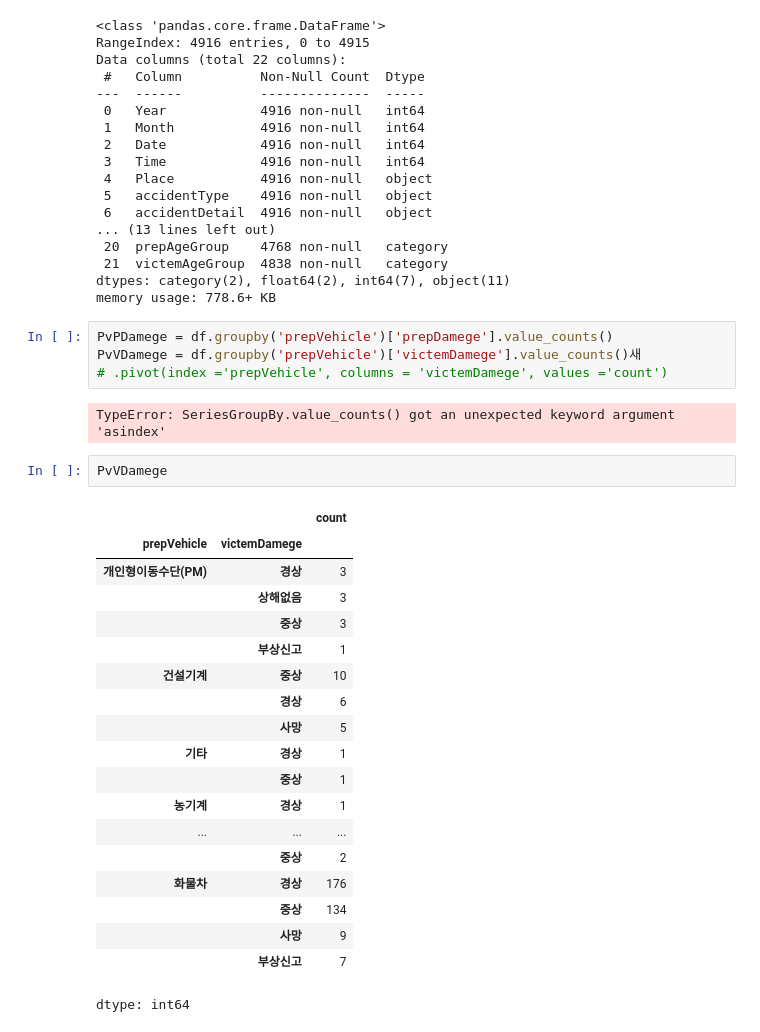
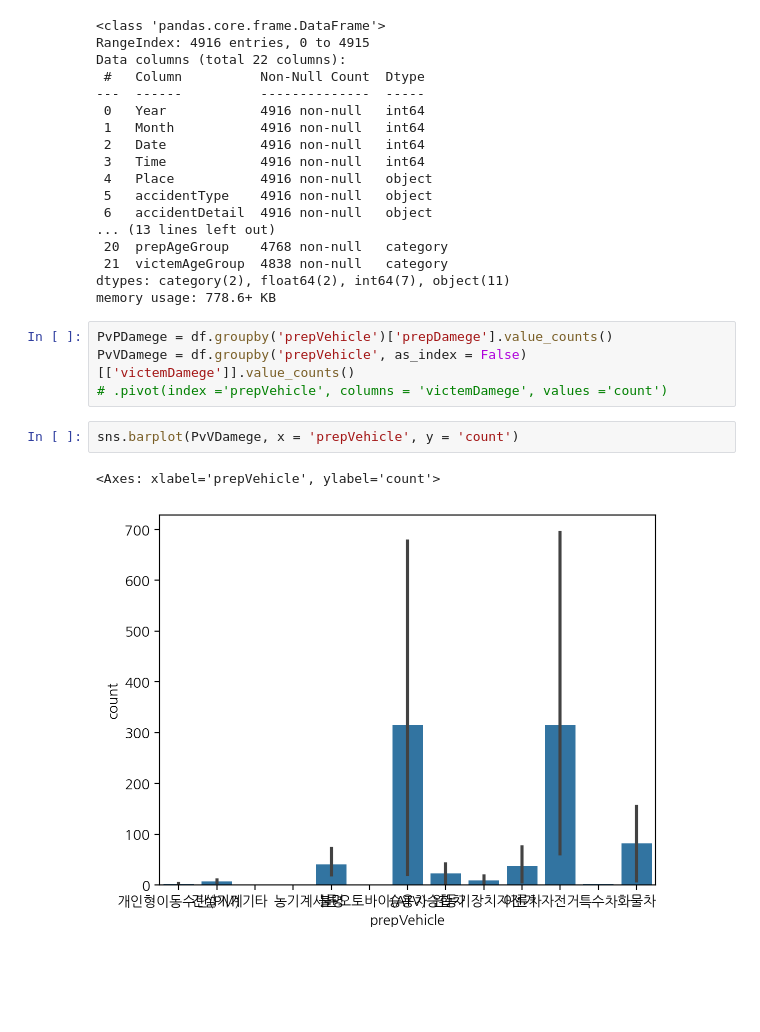
Before and after one commit to yeojeong735/25-BDA-TeamDP, a Jupyter notebook: 25_BDA_BikeCrash_TeamDP.ipynb, the cells around one changed output. Drawn from its saved outputs; the diff is of its cells as text; blank space fills up the shorter version.

```diff
--- a/25_BDA_BikeCrash_TeamDP.ipynb
+++ b/25_BDA_BikeCrash_TeamDP.ipynb
@@ -601,29 +601,10 @@ dtypes: category(2), float64(2), int64(7), object(11)
 memory usage: 778.6+ KB
 # %%
 PvPDamege = df.groupby('prepVehicle')['prepDamege'].value_counts()
-PvVDamege = df.groupby('prepVehicle')['victemDamege'].value_counts()새
+PvVDamege = df.groupby('prepVehicle', as_index = False)[['victemDamege']].value_counts()
 # .pivot(index ='prepVehicle', columns = 'victemDamege', values ='count')
-# %% [output]
-TypeError: SeriesGroupBy.value_counts() got an unexpected keyword argument 'asindex'
-# %%
-PvVDamege
-# %% [output]
-|  |  | count |
-| prepVehicle | victemDamege |  |
-| 개인형이동수단(PM) | 경상 | 3 |
-|  | 상해없음 | 3 |
-|  | 중상 | 3 |
-|  | 부상신고 | 1 |
-| 건설기계 | 중상 | 10 |
-|  | 경상 | 6 |
-|  | 사망 | 5 |
-| 기타 | 경상 | 1 |
-|  | 중상 | 1 |
-| 농기계 | 경상 | 1 |
-| ... | ... | ... |
-|  | 중상 | 2 |
-| 화물차 | 경상 | 176 |
-|  | 중상 | 134 |
-|  | 사망 | 9 |
-|  | 부상신고 | 7 |
-dtype: int64
+# %%
+sns.barplot(PvVDamege, x = 'prepVehicle', y = 'count')
+# %% [output]
+<Axes: xlabel='prepVehicle', ylabel='count'>
+[figure, added]
```
Also changed, not shown: parts of 1 cell of this notebook.
